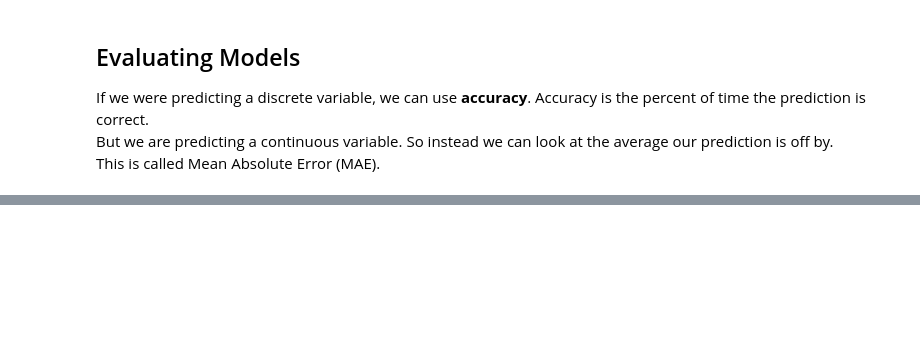
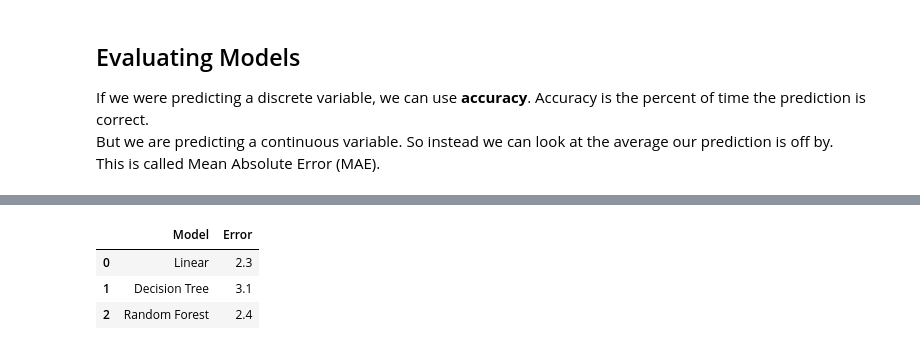
Before and after one commit to sayhellojoel/grade78pythonmath, a Jupyter notebook: Class 3.ipynb, the cells around one changed output, grey strips where cells are left out. Saved outputs shown, nothing was run; the diff lists cells and outputs as text; code cells hidden in the pictures; blank space fills up the shorter version.

```diff
--- a/Class 3.ipynb
+++ b/Class 3.ipynb
@@ -111,17 +170,23 @@ This is called Mean Absolute Error (MAE).
 # %%
+# now let's calculate the error for each model and compare all three
+
 from sklearn.metrics import mean_absolute_error
 
-# testing our model's predictions with the test data
 predictions_linear = model_linear.predict(X_test)
 predictions_dt = model_dt.predict(X_test)
 predictions_rf = model_rf.predict(X_test)
 
 # Calculating Mean Absolute Error (MAE)
 mae_linear = mean_absolute_error(y_test, predictions_linear).round(1)
 mae_dt = mean_absolute_error(y_test, predictions_dt).round(1)
 mae_rf = mean_absolute_error(y_test, predictions_rf).round(1)
 
 names_list = ['Linear', 'Decision Tree', 'Random Forest']
 error_list = [mae_linear, mae_dt, mae_rf]
 
-pd.DataFrame({'Models': names_list, 'Error': error_list})
+pd.DataFrame({'Model': names_list, 'Error': error_list})
+# %% [output]
+|  | Model | Error |
+| 0 | Linear | 2.3 |
+| 1 | Decision Tree | 3.1 |
+| 2 | Random Forest | 2.4 |
```
Also changed, not shown: parts of 13 cells of this notebook.
